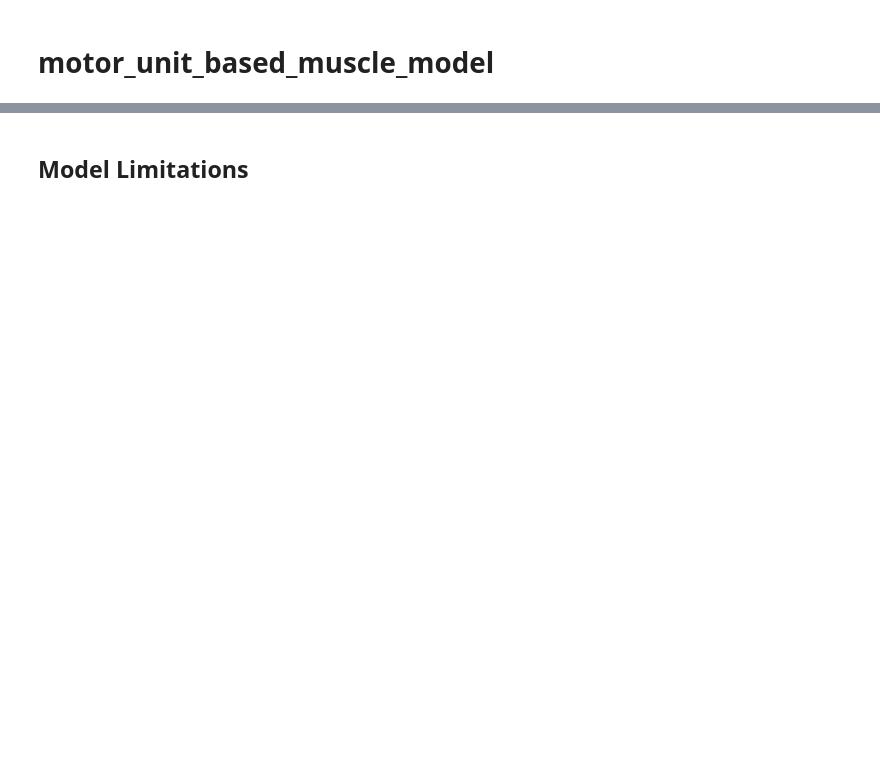
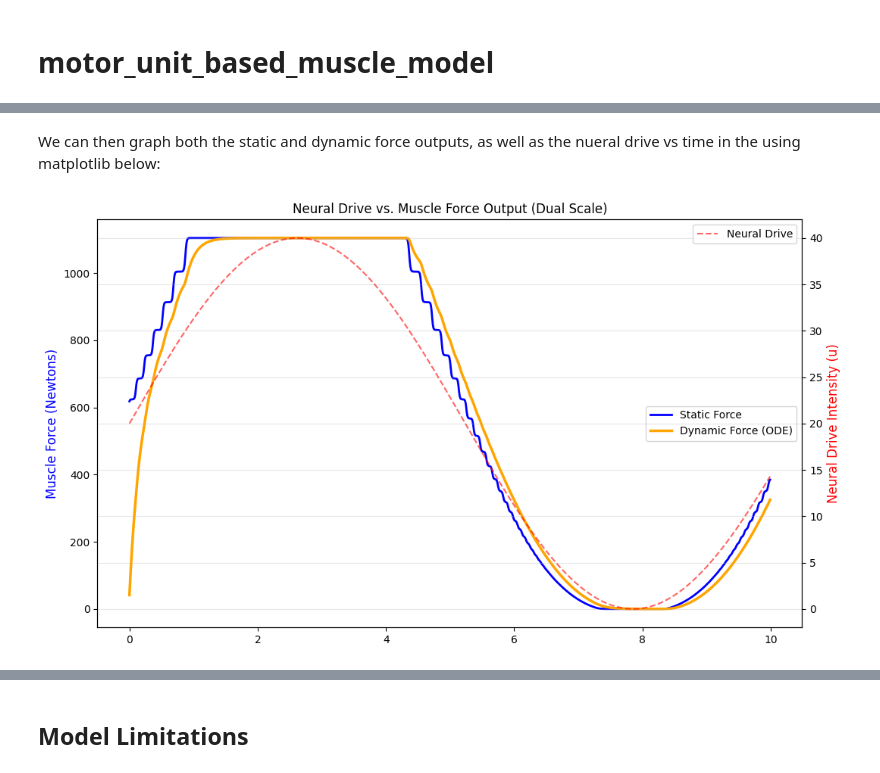
Before and after one commit to tylerrom/Motor-Unit-Based-Muscle-Model, a Jupyter notebook: project description.ipynb, the cells around one changed output, grey strips where cells are left out. Saved outputs shown, nothing was run; the diff lists cells and outputs as text; code cells hidden in the pictures; blank space fills up the shorter version.

```diff
--- a/project description.ipynb
+++ b/project description.ipynb
@@ -6,0 +61,5 @@ The main question i'm looking to answer is how the range of recruitment threshol
+# %%
+dt = 0.01  # 10ms time steps
+time = np.arange(0, 10, dt)
+# A sine wave representing a 10-second rhythmic contraction
+neural_drive = 20 * np.sin(time * 0.6) + 20
@@ -6,0 +68,7 @@ The main question i'm looking to answer is how the range of recruitment threshol
+# %%
+# Model A: Static (No ODE)
+force_static = []
+for drive in neural_drive:
+    # Instant sigmoid activation based on Fuglevand logic
+    target = 1 / (1 + np.exp(-10 * (drive - thresholds)))
+    force_static.append(np.sum(max_forces * target))
@@ -6,0 +79,37 @@ The main question i'm looking to answer is how the range of recruitment threshol
+# %%
+# Model B: Dynamic (Liu et al. ODE via Euler Method)
+force_ode = []
+current_a = np.zeros(n_units)
+tau = 0.15 # The time constant for activation lag
+
+for drive in neural_drive:
+    target = 1 / (1 + np.exp(-10 * (drive - thresholds)))
+    # ODE: da/dt = (target - current) / tau
+    da_dt = (target - current_a) / tau
+    current_a += da_dt * dt # The Euler Step
+    force_ode.append(np.sum(max_forces * current_a))
+# %% [markdown]
+We can then graph both the static and dynamic force outputs, as well as the nueral drive vs time in the using matplotlib below:
+# %%
+# -
+fig, ax1 = plt.subplots(figsize=(12, 7))
+
+# Create a second axis for the Neural Drive
+ax2 = ax1.twinx()
+
+# Plot Force on the left axis (ax1)
+ax1.plot(time, force_static, color='blue', linewidth=2, label="Static Force")
+ax1.plot(time, force_ode, color='orange', linewidth=2.5, label="Dynamic Force (ODE)")
+ax1.set_ylabel("Muscle Force (Newtons)", color='blue', fontsize=12)
+
+# Plot Neural Drive on the right axis (ax2)
+ax2.plot(time, neural_drive, 'r--', alpha=0.6, label="Neural Drive")
+ax2.set_ylabel("Neural Drive Intensity (u)", color='red', fontsize=12)
+
+plt.title("Neural Drive vs. Muscle Force Output (Dual Scale)")
+ax1.legend(loc='center right')
+ax2.legend(loc='upper right')
+plt.grid(True, alpha=0.3)
+plt.show()
+# %% [output]
+[figure, added]
```
Also changed, not shown: parts of 14 cells of this notebook, 1 other file.
